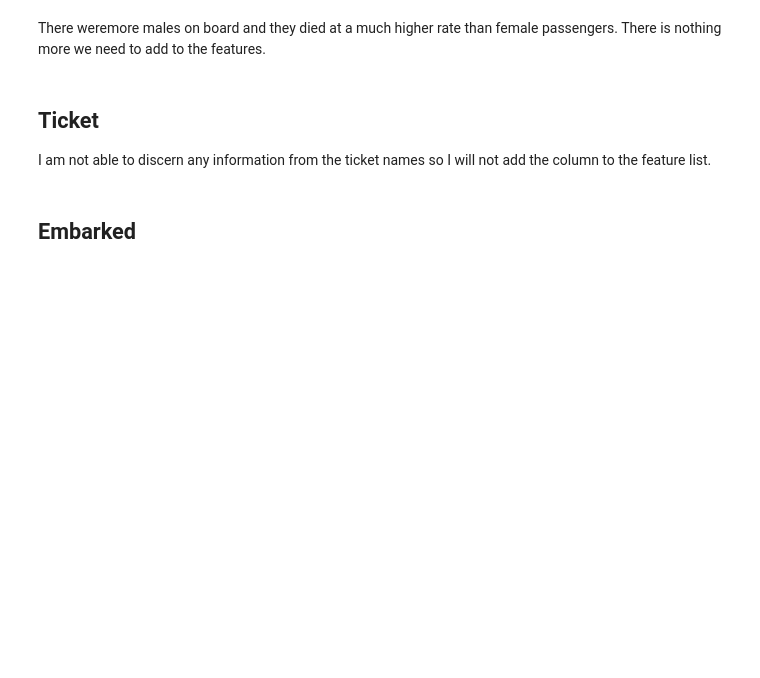
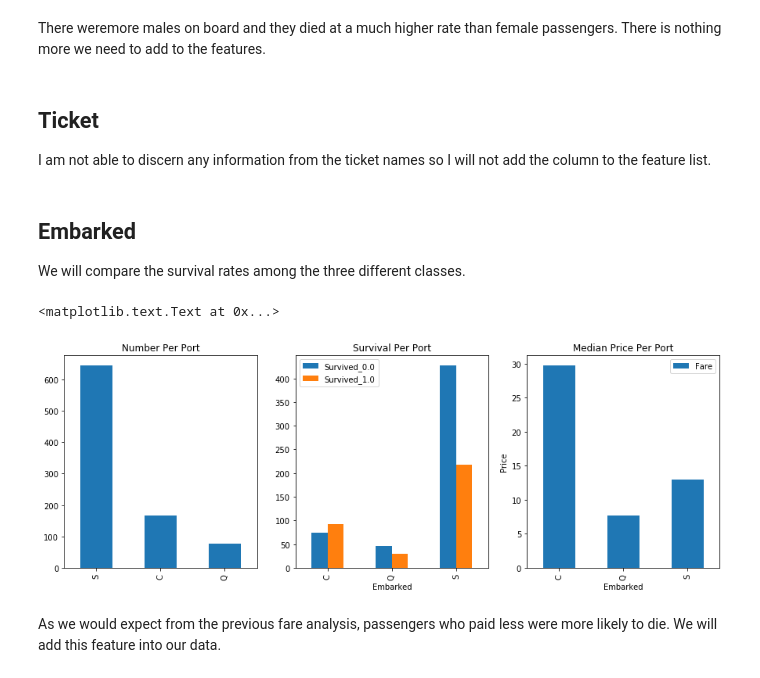
Before and after one commit to grantcooksey/kaggle-titanic, a Jupyter notebook: notebooks/Feature Engineering.ipynb, the cells around one changed output. Saved outputs shown, nothing was run; the diff lists cells and outputs as text; code cells hidden in the pictures; blank space fills up the shorter version.

```diff
--- a/notebooks/Feature Engineering.ipynb
+++ b/notebooks/Feature Engineering.ipynb
@@ -332,5 +332,30 @@ df_features.loc[df_full['Sex'] == 'male', 'Sex'] = 1
 ## Ticket
 
 I am not able to discern any information from the ticket names so I will not add the column to the feature list.
-# %% [markdown]
-## Embarked
+# %% [markdown]
+## Embarked
+
+We will compare the survival rates among the three different classes.
+# %%
+fig, axs = plt.subplots(ncols=3, figsize=(15, 5))
+
+# Total train set counts
+df_emb_total = df['Embarked'].value_counts()
+df_emb_total.plot.bar(ax=axs[0])
+axs[0].set_title('Number Per Port')
+
+# Survival Rates
+df_emb = pd.get_dummies(df[['Embarked', target]], columns=[target])
+df_emb = df_emb.groupby('Embarked').agg('sum').astype(int)
+df_emb.plot.bar(ax=axs[1])
+axs[1].set_title('Survival Per Port')
+
+# Median fare
+df[['Embarked', 'Fare']].groupby('Embarked').agg('median').plot.bar(ax=axs[2])
+axs[2].set_ylabel('Price')
+axs[2].set_title('Median Price Per Port')
+# %% [output]
+<matplotlib.text.Text at 0x...>
+[figure, added]
+# %% [markdown]
+As we would expect from the previous fare analysis, passengers who paid less were more likely to die.  We will add this feature into our data.
```
Also changed, not shown: parts of 13 cells of this notebook.
